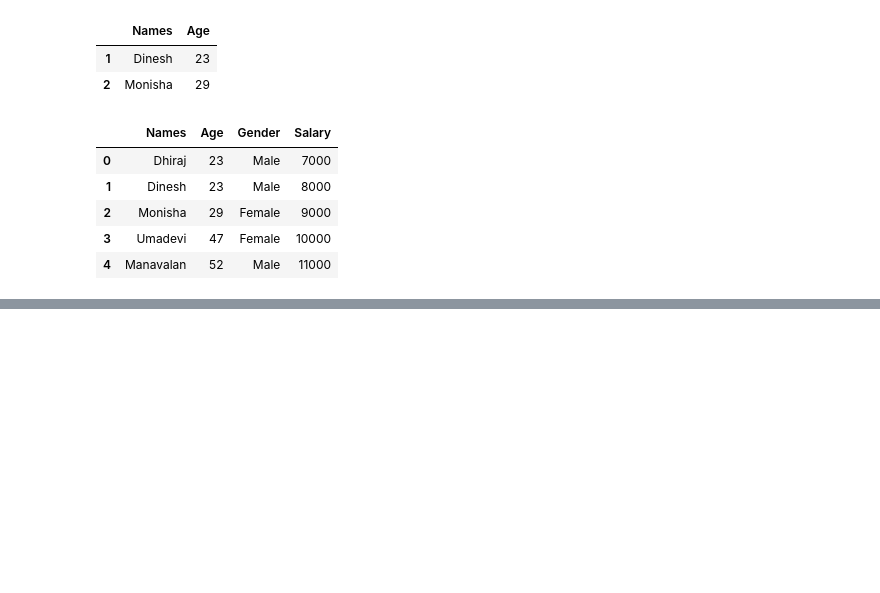
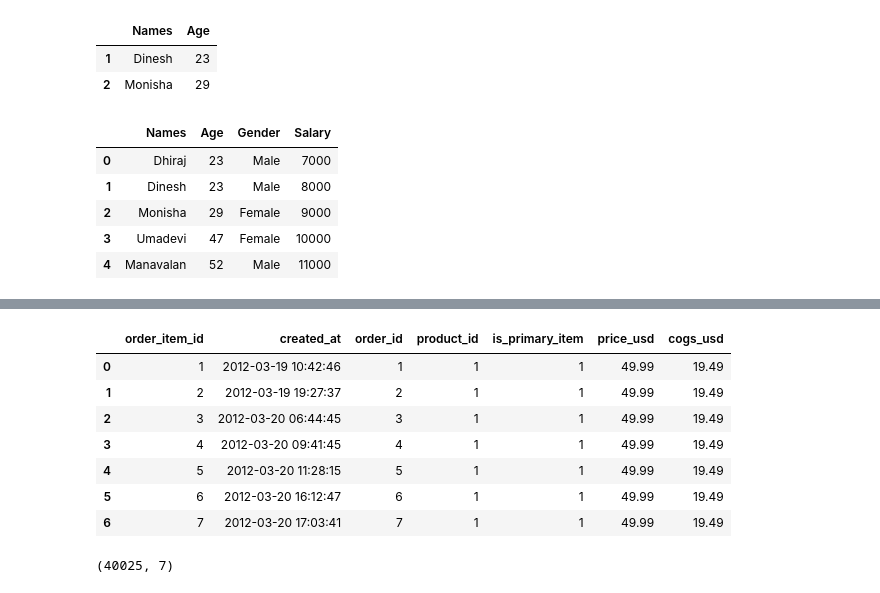
Before and after one commit to dhirajmanavalan/DataProcessing, a Jupyter notebook: Pandas/Practice_pandas.ipynb, the cells around one changed output, grey strips where cells are left out. Saved outputs shown, nothing was run; the diff lists cells and outputs as text; code cells hidden in the pictures; blank space fills up the shorter version.

```diff
--- a/Pandas/Practice_pandas.ipynb
+++ b/Pandas/Practice_pandas.ipynb
@@ -266,0 +650,2 @@ data
+# %%
+data = pd.read_csv("C:/Users/dhira/Downloads/Maven+Fuzzy+Factory\order_items.csv")
@@ -266,0 +661,15 @@ data
+# %%
+data.head(7)
+# %% [output]
+|  | order_item_id | created_at | order_id | product_id | is_primary_item | price_usd | cogs_usd |
+| 0 | 1 | 2012-03-19 10:42:46 | 1 | 1 | 1 | 49.99 | 19.49 |
+| 1 | 2 | 2012-03-19 19:27:37 | 2 | 1 | 1 | 49.99 | 19.49 |
+| 2 | 3 | 2012-03-20 06:44:45 | 3 | 1 | 1 | 49.99 | 19.49 |
+| 3 | 4 | 2012-03-20 09:41:45 | 4 | 1 | 1 | 49.99 | 19.49 |
+| 4 | 5 | 2012-03-20 11:28:15 | 5 | 1 | 1 | 49.99 | 19.49 |
+| 5 | 6 | 2012-03-20 16:12:47 | 6 | 1 | 1 | 49.99 | 19.49 |
+| 6 | 7 | 2012-03-20 17:03:41 | 7 | 1 | 1 | 49.99 | 19.49 |
+# %%
+data.shape
+# %% [output]
+(40025, 7)
```
Also changed, not shown: parts of 55 cells of this notebook.
